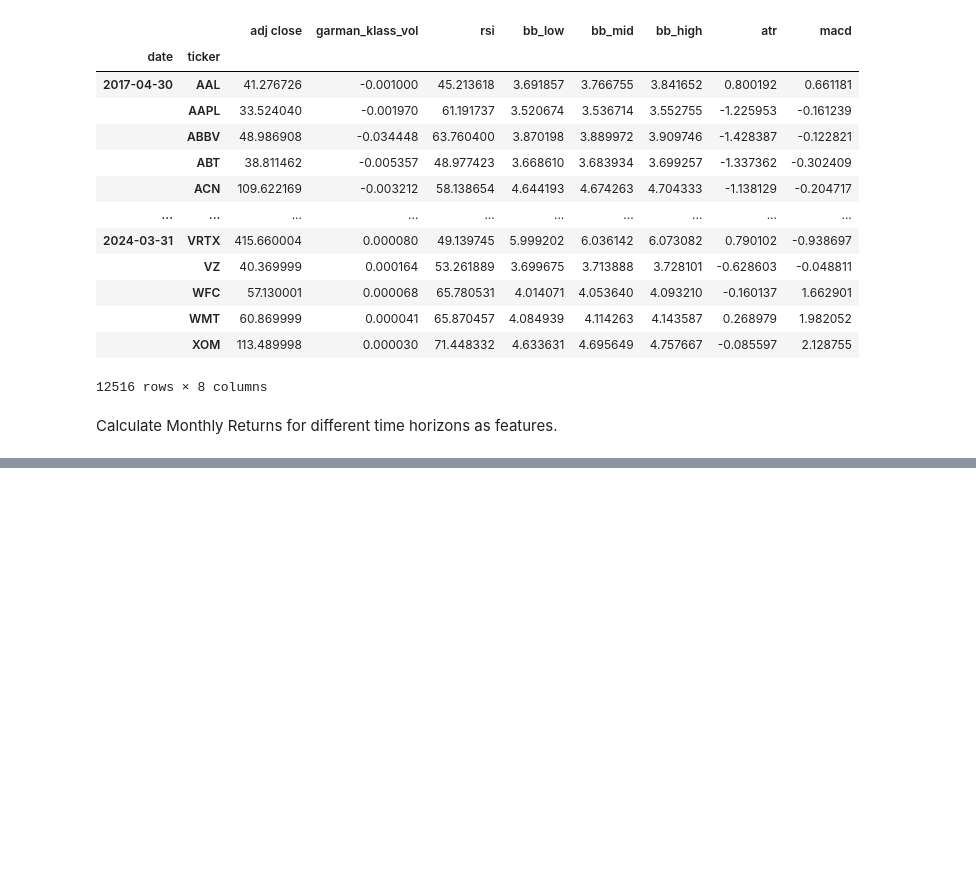
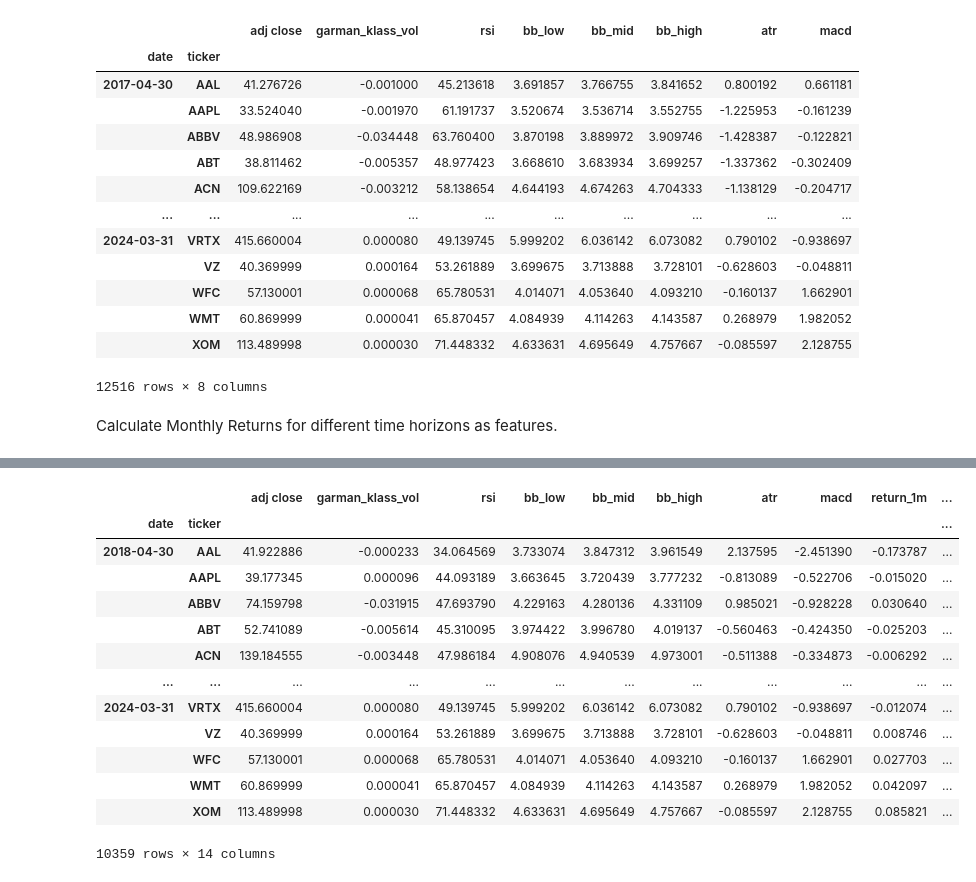
Before and after one commit to aivarasmink/ptu20_ml_reinforcement, a Jupyter notebook: ml_trading/trading_ml.ipynb, the cells around one changed output, grey strips where cells are left out. Cells and saved outputs as stored; diff of their text form; code cells hidden in the pictures; blank space fills up the shorter version.

```diff
--- a/ml_trading/trading_ml.ipynb
+++ b/ml_trading/trading_ml.ipynb
@@ -155,0 +198,37 @@ Calculate Monthly Returns for different time horizons as features.
+# %%
+def calculate_returns(df):
+
+    outlier_cutoff = 0.005
+
+    lags = [1, 2, 3, 6, 9, 12]
+
+    for lag in lags:
+
+        df[f'return_{lag}m'] = (df['adj close']
+                              .pct_change(lag)
+                              .pipe(lambda x: x.clip(lower=x.quantile(outlier_cutoff),
+                                                     upper=x.quantile(1-outlier_cutoff)))
+                              .add(1)
+                              .pow(1/lag)
+                              .sub(1))
+    return df
+
+
+data = data.groupby(level=1, group_keys=False).apply(calculate_returns).dropna()
+
+data
+# %% [output]
+|  |  | adj close | garman_klass_vol | rsi | bb_low | bb_mid | bb_high | atr | macd | return_1m | ... |
+| date | ticker |  |  |  |  |  |  |  |  |  | ... |
+| 2018-04-30 | AAL | 41.922886 | -0.000233 | 34.064569 | 3.733074 | 3.847312 | 3.961549 | 2.137595 | -2.451390 | -0.173787 | ... |
+|  | AAPL | 39.177345 | 0.000096 | 44.093189 | 3.663645 | 3.720439 | 3.777232 | -0.813089 | -0.522706 | -0.015020 | ... |
+|  | ABBV | 74.159798 | -0.031915 | 47.693790 | 4.229163 | 4.280136 | 4.331109 | 0.985021 | -0.928228 | 0.030640 | ... |
+|  | ABT | 52.741089 | -0.005614 | 45.310095 | 3.974422 | 3.996780 | 4.019137 | -0.560463 | -0.424350 | -0.025203 | ... |
+|  | ACN | 139.184555 | -0.003448 | 47.986184 | 4.908076 | 4.940539 | 4.973001 | -0.511388 | -0.334873 | -0.006292 | ... |
+| ... | ... | ... | ... | ... | ... | ... | ... | ... | ... | ... | ... |
+| 2024-03-31 | VRTX | 415.660004 | 0.000080 | 49.139745 | 5.999202 | 6.036142 | 6.073082 | 0.790102 | -0.938697 | -0.012074 | ... |
+|  | VZ | 40.369999 | 0.000164 | 53.261889 | 3.699675 | 3.713888 | 3.728101 | -0.628603 | -0.048811 | 0.008746 | ... |
+|  | WFC | 57.130001 | 0.000068 | 65.780531 | 4.014071 | 4.053640 | 4.093210 | -0.160137 | 1.662901 | 0.027703 | ... |
+|  | WMT | 60.869999 | 0.000041 | 65.870457 | 4.084939 | 4.114263 | 4.143587 | 0.268979 | 1.982052 | 0.042097 | ... |
+|  | XOM | 113.489998 | 0.000030 | 71.448332 | 4.633631 | 4.695649 | 4.757667 | -0.085597 | 2.128755 | 0.085821 | ... |
+10359 rows × 14 columns
```
Also changed, not shown: parts of 9 cells of this notebook.
